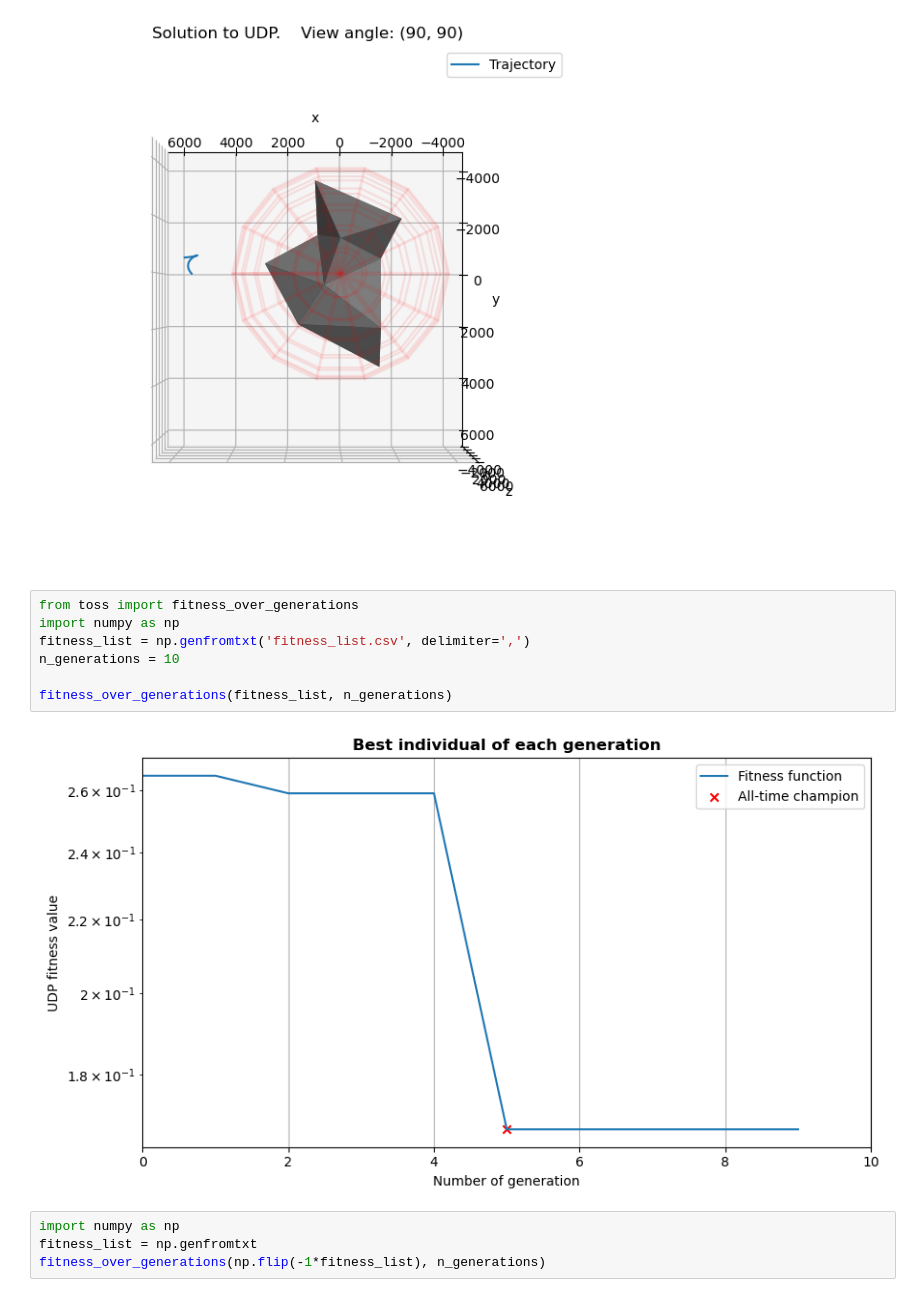
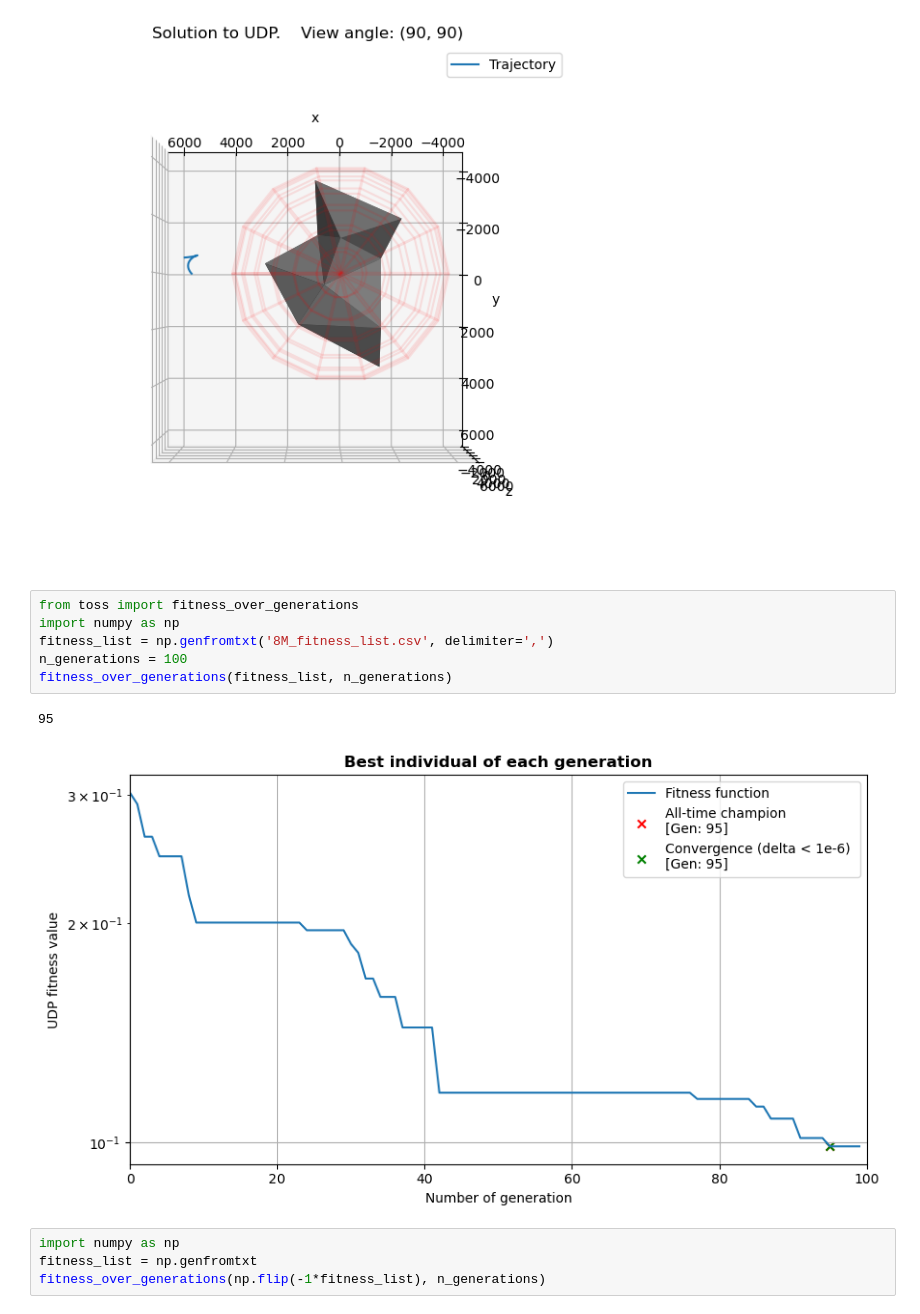
Before and after one commit to rasmusmarak/TOSS, a Jupyter notebook: scripts/plot_fitness_sensitivity.ipynb, the cells around one changed output. Saved outputs shown, nothing was run; the diff lists cells and outputs as text.

```diff
--- a/scripts/plot_fitness_sensitivity.ipynb
+++ b/scripts/plot_fitness_sensitivity.ipynb
@@ -222,12 +260,12 @@ plot_UDP(args, positions, True, True, True, False, [90,90], None)
 # %%
 from toss import fitness_over_generations
 import numpy as np
-fitness_list = np.genfromtxt('fitness_list.csv', delimiter=',')
-n_generations = 10
-
+fitness_list = np.genfromtxt('8M_fitness_list.csv', delimiter=',')
+n_generations = 100
 fitness_over_generations(fitness_list, n_generations)
 # %% [output]
+95
-[figure, old version]
+[figure, new version]
 # %%
 import numpy as np
 fitness_list = np.genfromtxt
```
Also changed, not shown: parts of 15 cells of this notebook.
